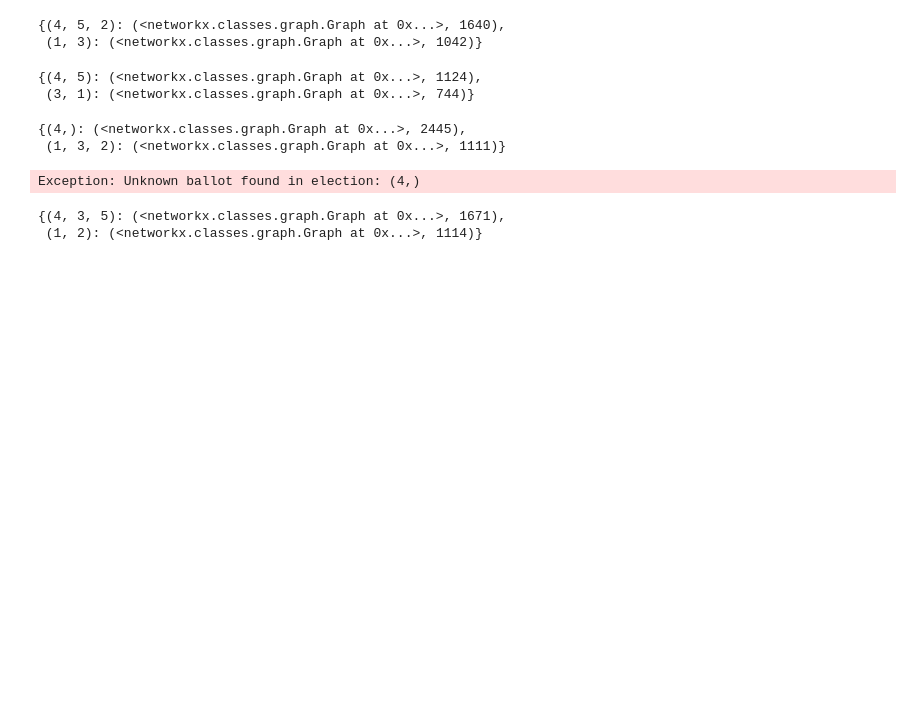
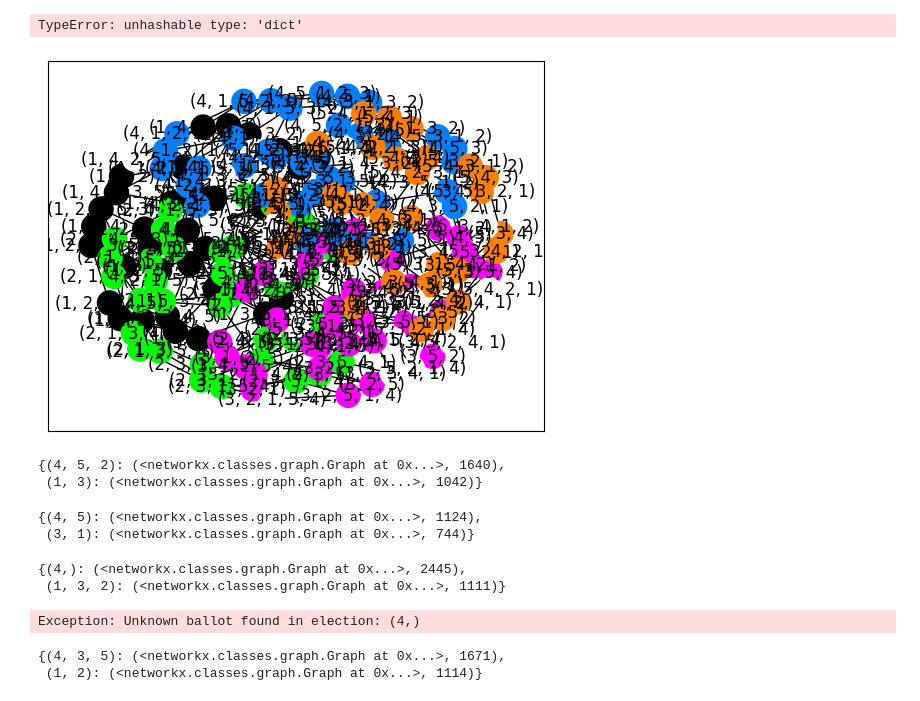
Before and after one commit to mggg/summer2023, a Jupyter notebook: ballot_clustering/heavy_neighborhood_test.ipynb, the cells around one changed output. Drawn from its saved outputs; the diff is of its cells as text; code cells hidden in the pictures; blank space fills up the shorter version.

Commit message:
added k_means function to pref_schedul (but it doesn't work yet...)

```diff
--- a/ballot_clustering/heavy_neighborhood_test.ipynb
+++ b/ballot_clustering/heavy_neighborhood_test.ipynb
@@ -9,6 +9,14 @@ from clustering import *
 dict, names, location = parse('dumgal12-09.blt')
 # %%
 dumgal1209 = pref_schedule(dict)
+# %%
+dumgal1209.k_means(2)
+# %% [output]
+TypeError: unhashable type: 'dict'
+# %%
+dumgal1209.visualize()
+# %% [output]
+[figure, added]
 # %%
 dumgal1209.k_heaviest_neighborhoods()
 # %% [output]
```
Also changed, not shown: 2 other files.
